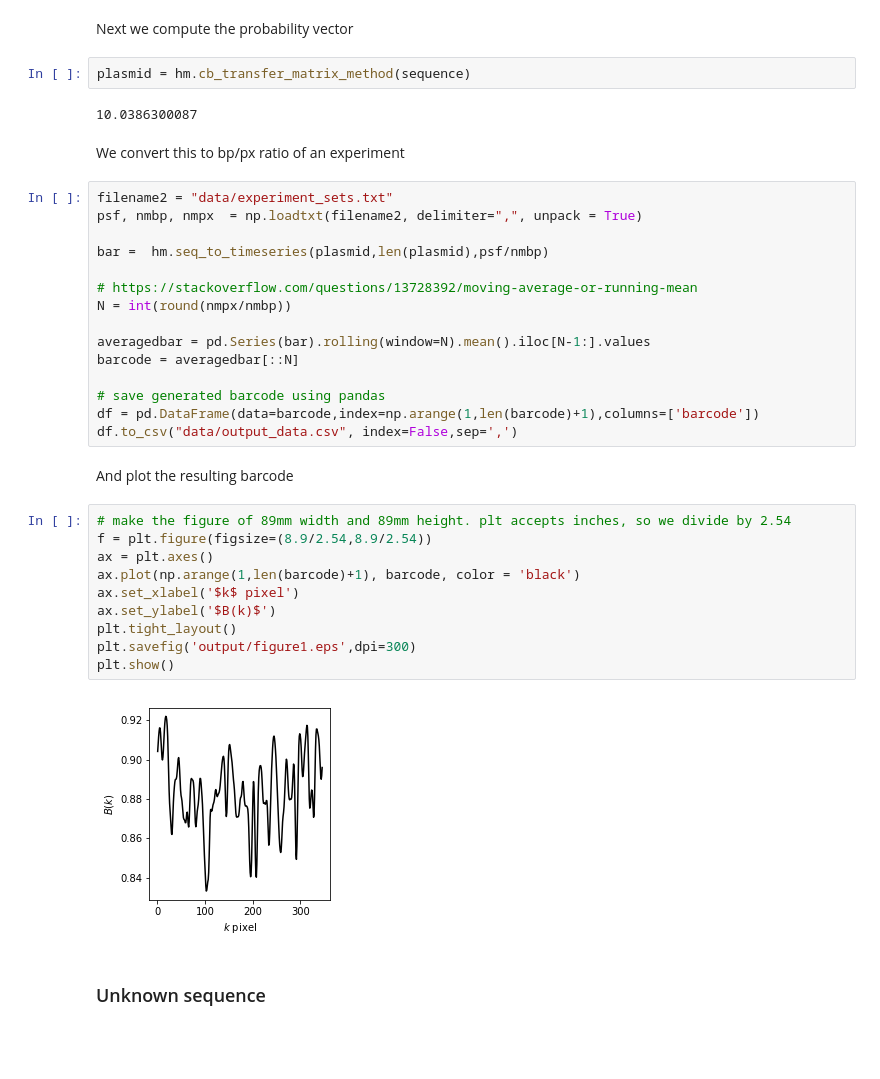
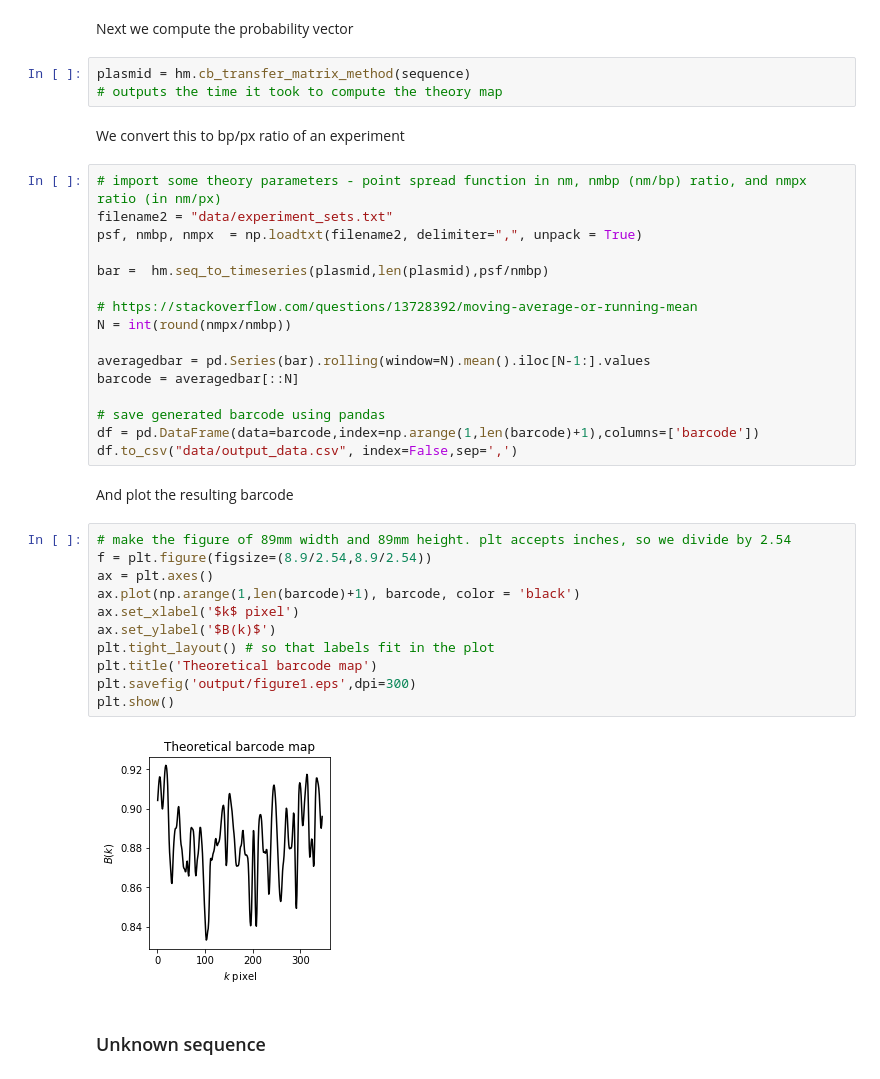
Before and after one commit to teokem/project-work-2018-albertasdvirnas, a Jupyter notebook: dnasv_project.ipynb, the cells around one changed output. Saved outputs shown, nothing was run; the diff lists cells and outputs as text; blank space fills up the shorter version.

```diff
--- a/dnasv_project.ipynb
+++ b/dnasv_project.ipynb
@@ -71,13 +78,13 @@ for fasta in fasta_sequences:
     name, sequence = fasta.id, str(fasta.seq)
 # %% [markdown]
 Next we compute the probability  vector
-# %%
-plasmid = hm.cb_transfer_matrix_method(sequence)
-# %% [output]
-10.0386300087
+# %%
+plasmid = hm.cb_transfer_matrix_method(sequence)
+# outputs the time it took to compute the theory map
 # %% [markdown]
 We convert this to bp/px ratio of an experiment
 # %%
+# import some theory parameters - point spread function in nm, nmbp (nm/bp) ratio, and nmpx ratio (in nm/px)
 filename2 = "data/experiment_sets.txt"
 psf, nmbp, nmpx  = np.loadtxt(filename2, delimiter=",", unpack = True)
 
@@ -97,15 +104,16 @@ And plot the resulting barcode
 # %%
 # make the figure of 89mm width and 89mm height. plt accepts inches, so we divide by 2.54
 f = plt.figure(figsize=(8.9/2.54,8.9/2.54))
 ax = plt.axes()
 ax.plot(np.arange(1,len(barcode)+1), barcode, color = 'black')
 ax.set_xlabel('$k$ pixel')
 ax.set_ylabel('$B(k)$')
-plt.tight_layout()
+plt.tight_layout() # so that labels fit in the plot
+plt.title('Theoretical barcode map')
 plt.savefig('output/figure1.eps',dpi=300)
 plt.show()
 # %% [output]
-[figure, old version]
+[figure, new version]
 # %% [markdown]
 ### Unknown sequence
 # %% [markdown]
```
Also changed, not shown: parts of 9 cells of this notebook, 1 other file.
